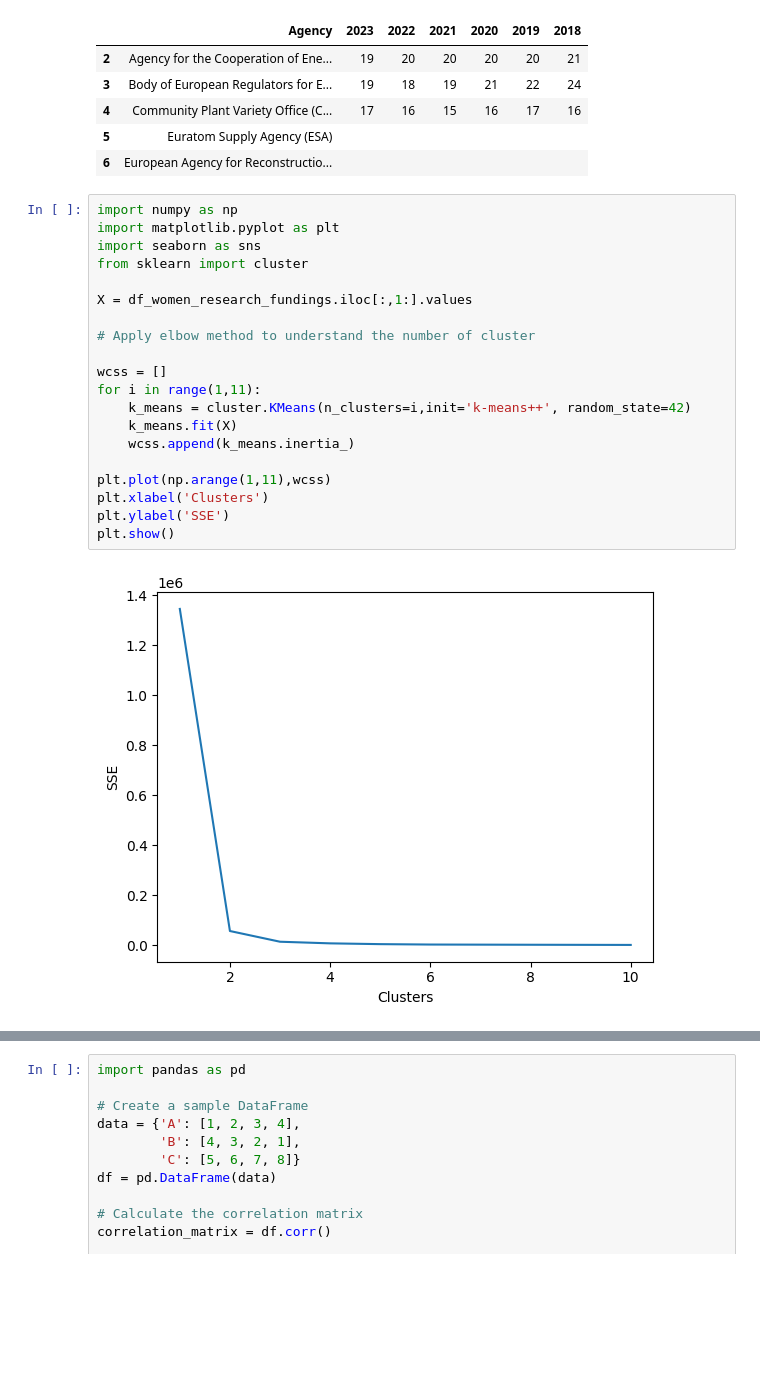
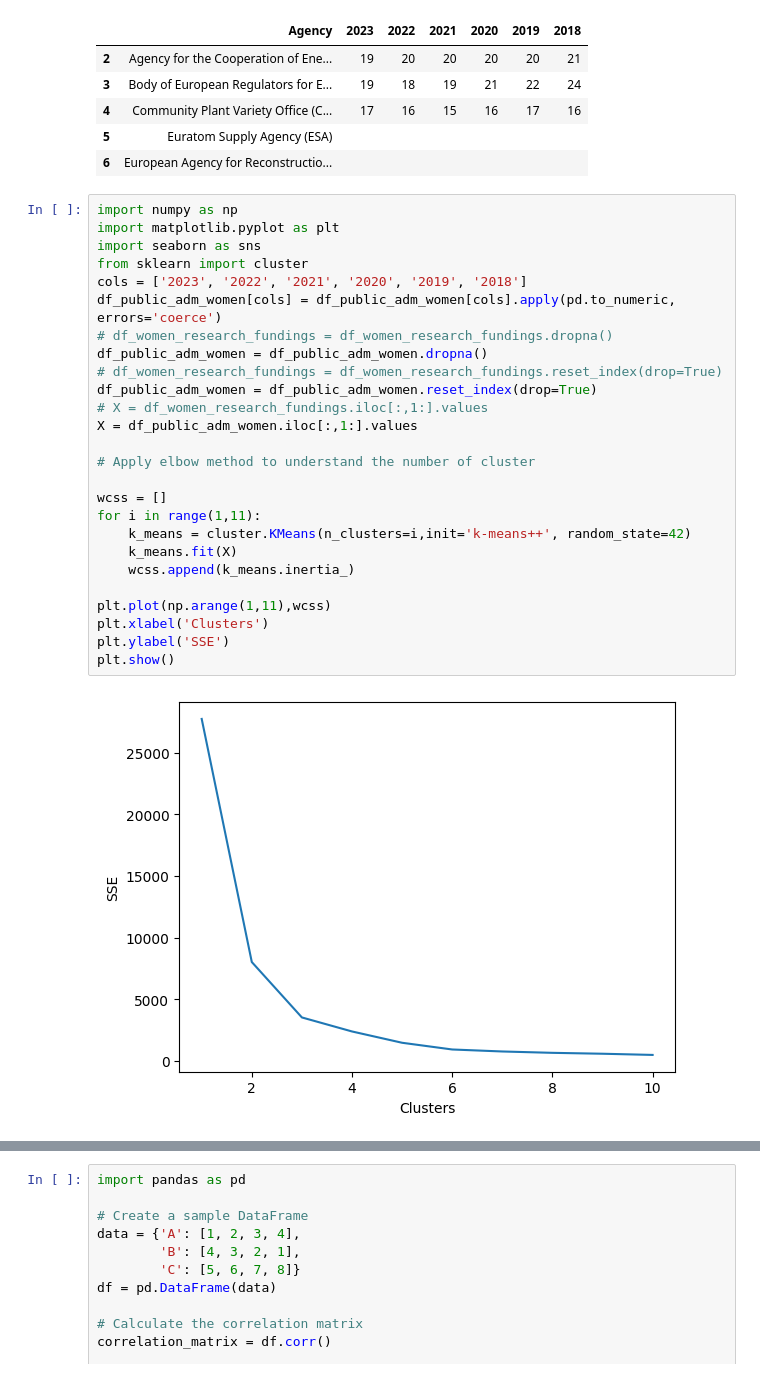
Before and after one commit to alicepicco333/wipEU, a Jupyter notebook: technical_analysis/cluster.ipynb, the cells around one changed output, grey strips where cells are left out. Drawn from its saved outputs; the diff is of its cells as text; blank space fills up the shorter version.

```diff
--- a/technical_analysis/cluster.ipynb
+++ b/technical_analysis/cluster.ipynb
@@ -128,25 +152,31 @@ df_public_adm_women.head()
 # %%
 import numpy as np
 import matplotlib.pyplot as plt
 import seaborn as sns
 from sklearn import cluster
-
-X = df_women_research_fundings.iloc[:,1:].values
+cols = ['2023', '2022', '2021', '2020', '2019', '2018']
+df_public_adm_women[cols] = df_public_adm_women[cols].apply(pd.to_numeric, errors='coerce')
+# df_women_research_fundings = df_women_research_fundings.dropna()
+df_public_adm_women = df_public_adm_women.dropna()
+# df_women_research_fundings = df_women_research_fundings.reset_index(drop=True)
+df_public_adm_women = df_public_adm_women.reset_index(drop=True)
+# X = df_women_research_fundings.iloc[:,1:].values
+X = df_public_adm_women.iloc[:,1:].values
 
 # Apply elbow method to understand the number of cluster
 
 wcss = []
 for i in range(1,11):
     k_means = cluster.KMeans(n_clusters=i,init='k-means++', random_state=42)
     k_means.fit(X)
     wcss.append(k_means.inertia_)
 
 plt.plot(np.arange(1,11),wcss)
 plt.xlabel('Clusters')
 plt.ylabel('SSE')
 plt.show()
 # %% [output]
-[figure, old version]
+[figure, new version]
 # %%
 # Update the dataframe with the association university - cluster
 
```
Also changed, not shown: parts of 7 cells of this notebook, 2 other files.
